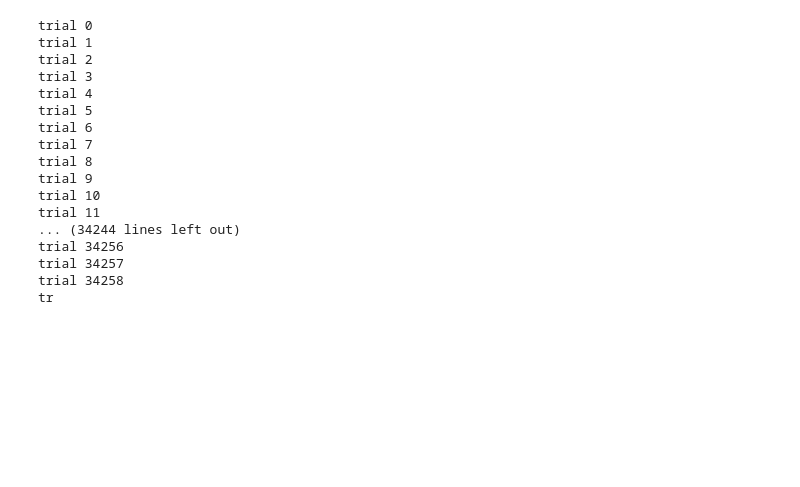
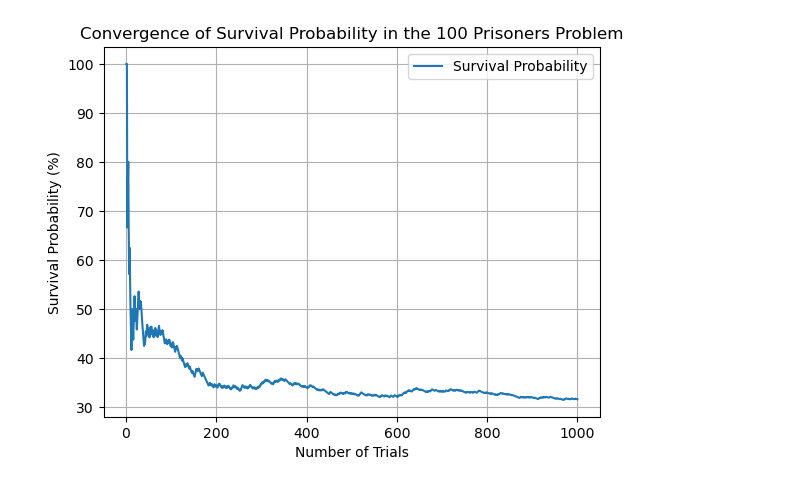
Before and after one commit to michael-099/100-Prisoners-Problem-Stochastic-Analysis, a Jupyter notebook: stochastic_analysis.ipynb, the cells around one changed output. Drawn from its saved outputs; the diff is of its cells as text; code cells hidden in the pictures; blank space fills up the shorter version.

Commit message:
Analysis plot

```diff
--- a/stochastic_analysis.ipynb
+++ b/stochastic_analysis.ipynb
@@ -28,32 +30,31 @@ def strategy(prisoners):
 
     return True
 # %%
-def analysis(count_escaped,trials):
-    for i in range(trials):
-        print(f"trial {i}")
-        prisoners=generate_random_prisoners_number()
+def analysis(trials):
+    trial_data = []
+    count_escaped = 0
+    for i in range(1, trials + 1):
+        print(f"trial:{i}")
+        prisoners = generate_random_prisoners_number()
+        escaped = strategy(prisoners)
+        if escaped:
+            count_escaped += 1
+        trial_data.append((i, (count_escaped * 100) / i))
 
-        escaped=strategy(prisoners)
+    print(f"escaped={(count_escaped*100)/trials}")
 
-        if escaped:
-            count_escaped+=1
-    print(f"escaped ={count_escaped}")
-    print((count_escaped*100)/trials)
+    x_values = [x[0] for x in trial_data]
+    y_values = [x[1] for x in trial_data]
+
+    plt.plot(x_values, y_values, label='Survival Probability')
+    plt.xlabel('Number of Trials')
+    plt.ylabel('Survival Probability (%)')
+    plt.title('Convergence of Survival Probability in the 100 Prisoners Problem')
+    plt.grid(True)
+    plt.legend()
+    plt.show()
-# %% [output]
-trial 0
-trial 1
-trial 2
-trial 3
-trial 4
-trial 5
-trial 6
-trial 7
-trial 8
-trial 9
-trial 10
-trial 11
-... (34244 lines left out)
-trial 34256
-trial 34257
-trial 34258
-tr
+# %%
+trials = 1000
+analysis(trials)
+# %% [output]
+[figure, added]
```
Also changed, not shown: parts of 4 cells of this notebook.
